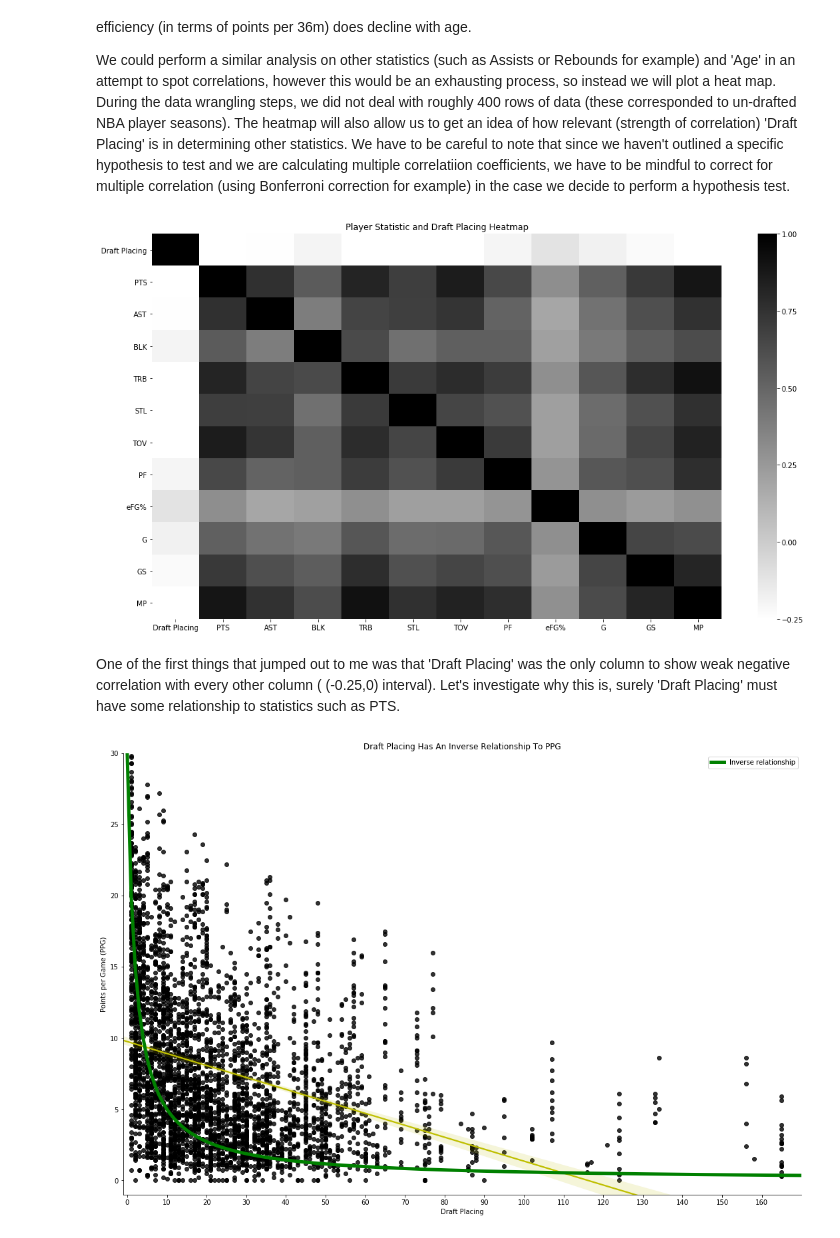
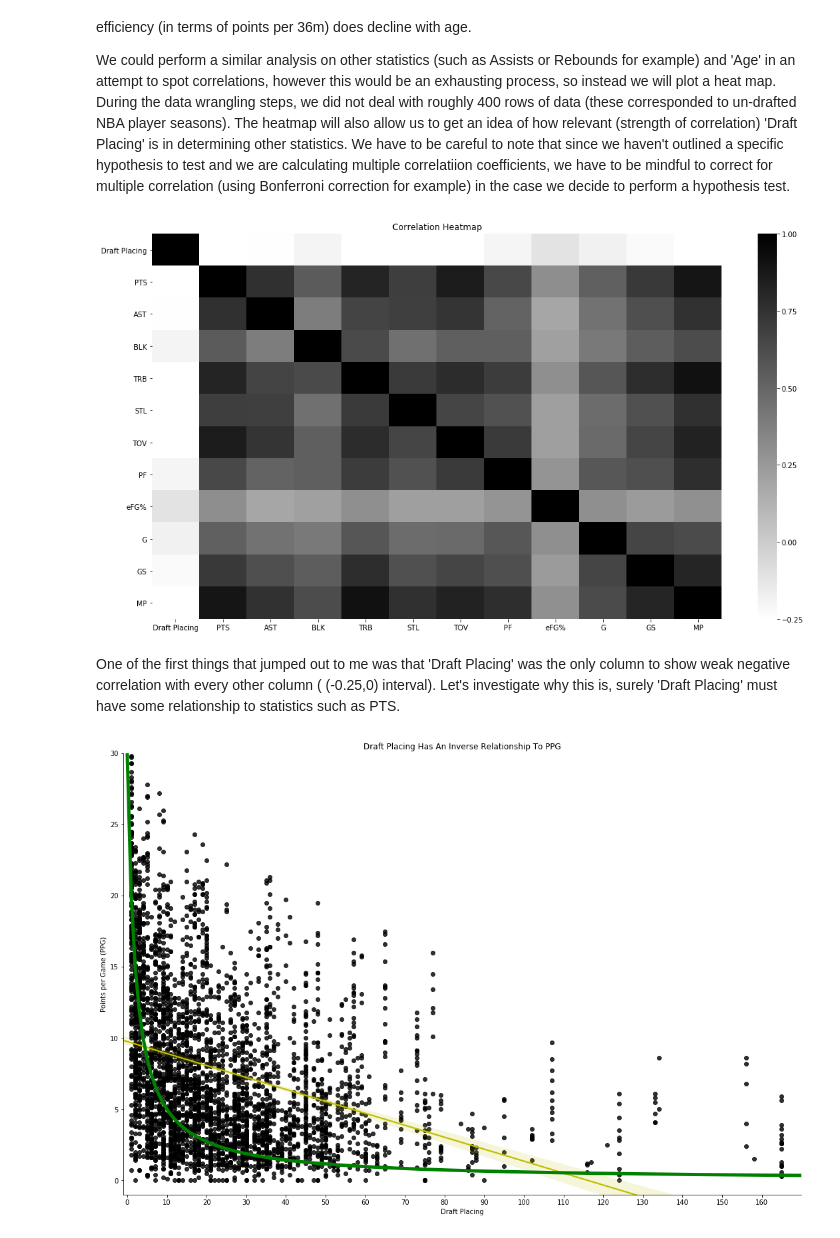
Before and after one commit to LukasBut/Springboard-Projects, a Jupyter notebook: Capstone Project 1 - NBA Analytics/3. Exploratory Data Analysis/NBA Player Analytics EDA .ipynb, the cells around one changed output. Drawn from its saved outputs; the diff is of its cells as text; code cells hidden in the pictures.

```diff
--- a/Capstone Project 1 - NBA Analytics/3. Exploratory Data Analysis/NBA Player Analytics EDA .ipynb
+++ b/Capstone Project 1 - NBA Analytics/3. Exploratory Data Analysis/NBA Player Analytics EDA .ipynb
@@ -143,19 +133,15 @@ As we can see, the interquartile range remains somewhat constant, however the me
 
 We could perform a similar analysis on other statistics (such as Assists or Rebounds for example) and 'Age' in an attempt to spot correlations, however this would be an exhausting process, so instead we will plot a heat map. During the data wrangling steps, we did not deal with roughly 400 rows of data (these corresponded to un-drafted NBA player seasons). The heatmap will also allow us to get an idea of how relevant (strength of correlation) 'Draft Placing' is in determining other statistics.
 We have to be careful to note that since we haven't outlined a specific hypothesis to test and we are calculating multiple correlatiion coefficients, we have to be mindful to correct for multiple correlation (using Bonferroni correction for example) in the case we decide to perform a hypothesis test.
-# %%
-player_data_df_old=player_data_df
-player_data_df=player_data_df.iloc[:,[0,3,5,6,7,10,11,12,13,16,17,18,19,21,22,23,25,26,28,29,30,31]]
 # %%
 plt.rcParams["figure.figsize"] = [18,10]
-#print(player_data_df.info())
 sns.heatmap(data=player_data_df[["Draft Placing", "PTS", "AST", "BLK", "TRB","STL","TOV","PF","eFG%", "G", "GS", "MP"]].corr(),
             cmap="binary", vmin=-0.25, vmax=1)
-plt.title("Player Statistic and Draft Placing Heatmap")
+plt.title("Correlation Heatmap")
 plt.yticks(rotation=0)
 plt.show()
 # %% [output]
-[figure, old version]
+[figure, new version]
 # %% [markdown]
 One of the first things that jumped out to me was that 'Draft Placing' was the only column to show weak negative correlation with every other column ( (-0.25,0) interval). Let's investigate why this is, surely 'Draft Placing' must have some relationship to statistics such as PTS.
 # %%
@@ -170,4 +156,4 @@ plt.xlim(-1,170)
 plt.ylim(-1,30)
 plt.show()
 # %% [output]
-[figure, old version]
+[figure, new version]
```
Also changed, not shown: parts of 10 cells of this notebook.
